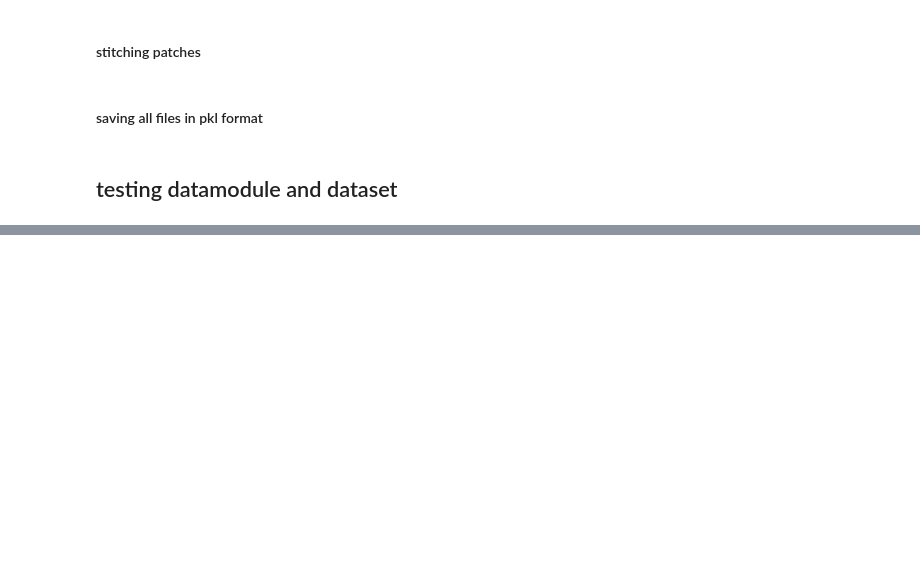
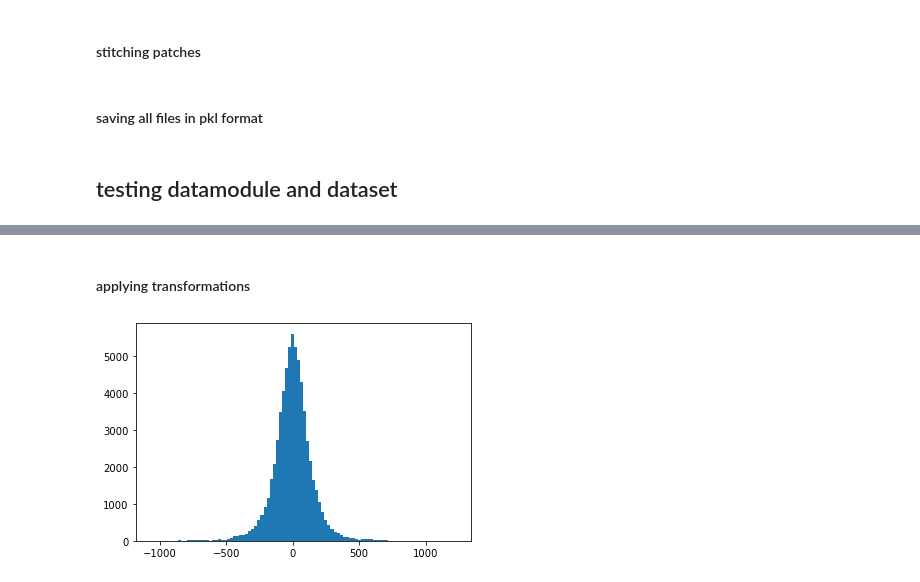
Before and after one commit to MahdiGilany/SSL_micro_ultrasound, a Jupyter notebook: notebooks/1.0-jqp-initial-datamodule-transfering.ipynb, the cells around one changed output, grey strips where cells are left out. Saved outputs shown, nothing was run; the diff lists cells and outputs as text; code cells hidden in the pictures; blank space fills up the shorter version.

```diff
--- a/notebooks/1.0-jqp-initial-datamodule-transfering.ipynb
+++ b/notebooks/1.0-jqp-initial-datamodule-transfering.ipynb
@@ -257,0 +278,12 @@ plt.imshow(x[0,:,:], 'gray',norm=NoNorm())
+# %% [markdown]
+#### applying transformations
+# %%
+m = 5
+n = 6
+img = np.copy(x[m:n,0,...].numpy())
+img = img.reshape(n-m,-1)
+img = rearrange(img, 'b pix-> pix b')
+plt.hist(img, bins=100)
+plt.show()
+# %% [output]
+[figure, added]
```
Also changed, not shown: parts of 16 cells of this notebook, 5 other files.
